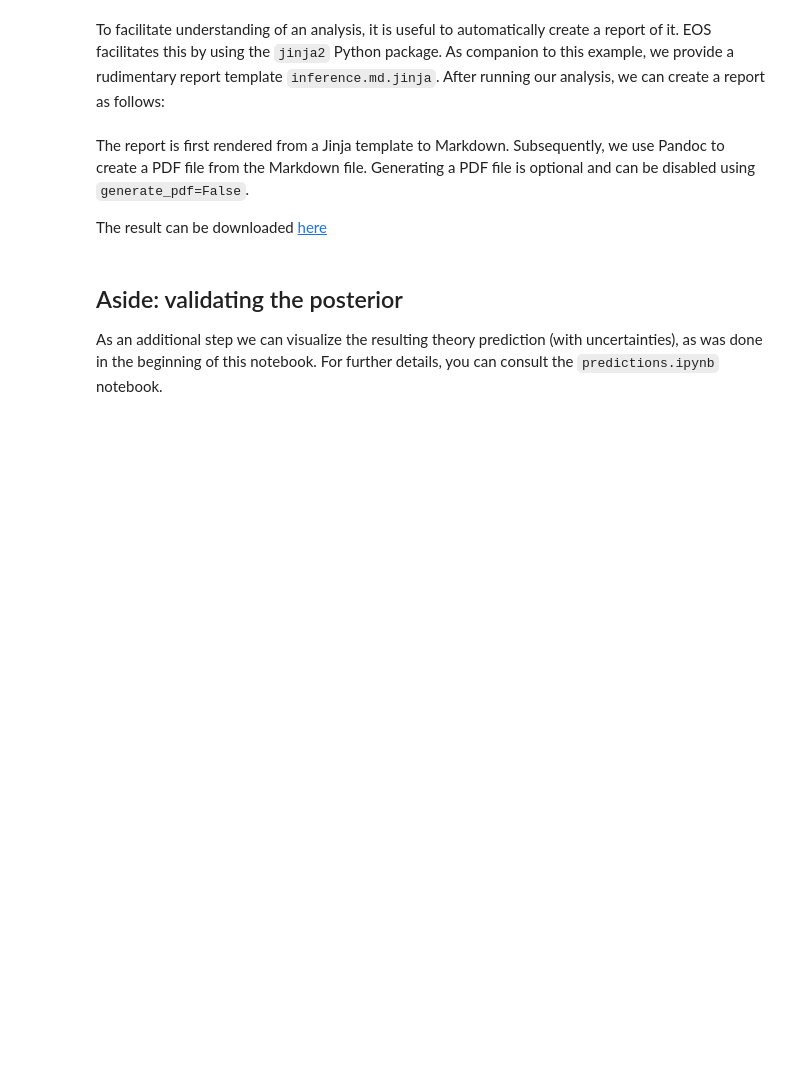
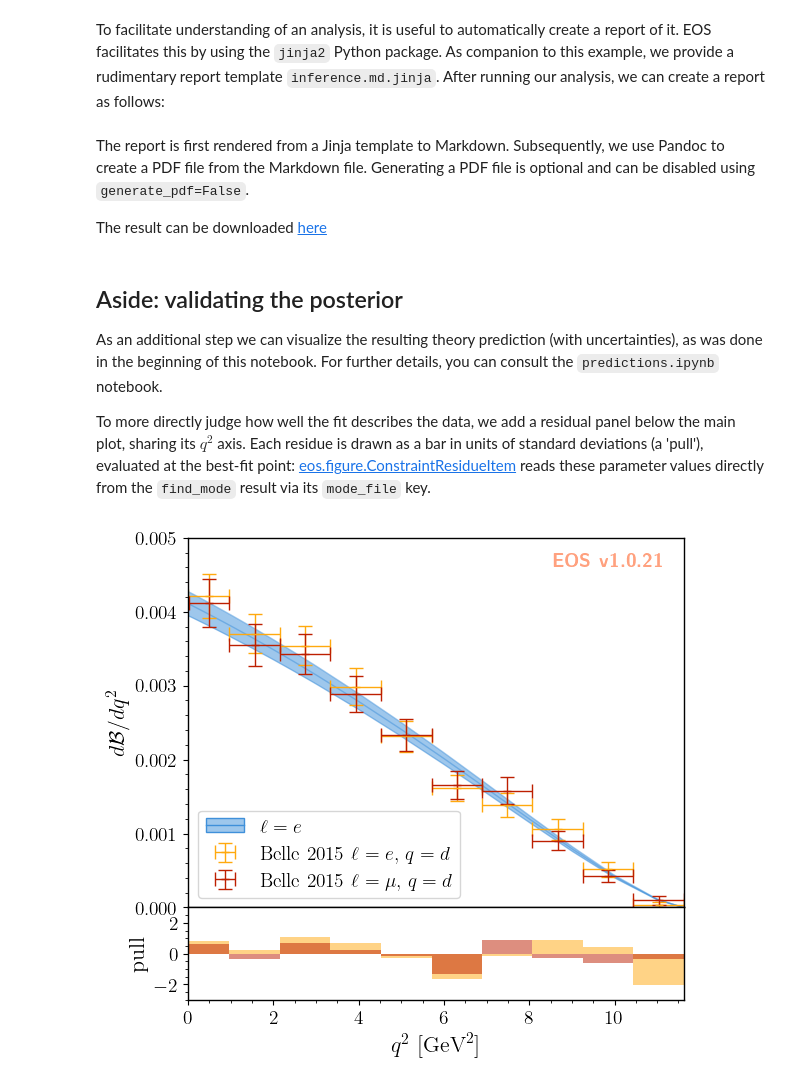
Before and after one commit to eos/eos, a Jupyter notebook: examples/inference.ipynb, the cells around one changed output. Cells and saved outputs as stored; diff of their text form; code cells hidden in the pictures; blank space fills up the shorter version.

Commit message:
[examples] Add a residual/pull panel to the inference example notebook

```diff
--- a/examples/inference.ipynb
+++ b/examples/inference.ipynb
@@ -153,25 +153,46 @@ The result can be downloaded [here](./inference.pdf)
 ## Aside: validating the posterior
 
 As an additional step we can visualize the resulting theory prediction (with uncertainties), as was done in the beginning of this notebook. For further details, you can consult the ``predictions.ipynb`` notebook.
+
+To more directly judge how well the fit describes the data, we add a residual panel below the main plot, sharing its $q^2$ axis. Each residue is drawn as a bar in units of standard deviations (a 'pull'), evaluated at the best-fit point: [eos.figure.ConstraintResidueItem](../reference/python.rst#eos.figure.ConstraintResidueItem) reads these parameter values directly from the `find_mode` result via its `mode_file` key.
 # %%
 eos.predict_observables('inference.yaml','CKM','B-to-D-e-nu', base_directory=EOS_BASE_DIRECTORY)
 # %%
 figure_args = """
-plot:
-  xaxis: { label: '$q^2$', unit: '$\\textnormal{GeV}^2$', range: [0.0, 11.63] }
-  yaxis: { label: '$d\\mathcal{B}/dq^2$',                 range: [0.0,  5e-3] }
-  legend: { position: 'lower left' }
-  items:
-    - { type: 'uncertainty', label: '$\\ell=e$',
-        variable: 'q2', range: [3.0e-7, 11.63],
-        datafile: './inference-base/data/CKM/pred-B-to-D-e-nu',
-      }
-    - { type: 'constraint', 'constraints': 'B^0->D^+e^-nu::BRs@Belle:2015A',  observable: 'B->Dlnu::BR', label: 'Belle 2015 $\\ell=e,\\, q=d$',
-        variable: 'q2', rescale_by_width: true
-      }
-    - { type: 'constraint', 'constraints': 'B^0->D^+mu^-nu::BRs@Belle:2015A', observable: 'B->Dlnu::BR', label: 'Belle 2015 $\\ell=\\mu,\\, q=d$',
-        variable: 'q2', rescale_by_width: true
-      }
+type: 'grid'
+shape: [2, 1]
+size: [6.4, 6.0]
+height_ratios: [4, 1]
+padding: [0, 0]
+tight_layout: false
+shared_axes: 'x'
+watermark_plot: 0
+plots:
+  - xaxis: { range: [0.0, 11.63], ticks: { visible: false } }
+    yaxis: { label: '$d\\mathcal{B}/dq^2$',                 range: [0.0,  5e-3] }
+    legend: { position: 'lower left' }
+    items:
+      - { type: 'uncertainty', label: '$\\ell=e$',
+          variable: 'q2', range: [3.0e-7, 11.63],
+          datafile: './inference-base/data/CKM/pred-B-to-D-e-nu',
+        }
+      - { type: 'constraint', 'constraints': 'B^0->D^+e^-nu::BRs@Belle:2015A',  observable: 'B->Dlnu::BR', label: 'Belle 2015 $\\ell=e,\\, q=d$',
+          variable: 'q2', rescale_by_width: true, color: 'eos:C1'
+        }
+      - { type: 'constraint', 'constraints': 'B^0->D^+mu^-nu::BRs@Belle:2015A', observable: 'B->Dlnu::BR', label: 'Belle 2015 $\\ell=\\mu,\\, q=d$',
+          variable: 'q2', rescale_by_width: true, color: 'eos:C2'
+        }
+  - xaxis: { label: '$q^2$', unit: '$\\textnormal{GeV}^2$', range: [0.0, 11.63] }
+    yaxis: { label: 'pull', range: [-3, 3], ticks: { locations: [-2, 0, 2] } }
+    items:
+      - { type: 'constraint-residue', 'constraints': 'B^0->D^+e^-nu::BRs@Belle:2015A',  observable: 'B->Dlnu::BR',
+          variable: 'q2', rescale_by_width: true, style: 'pull', mode_file: './inference-base/data/CKM/mode-default', color: 'eos:C1'
+        }
+      - { type: 'constraint-residue', 'constraints': 'B^0->D^+mu^-nu::BRs@Belle:2015A', observable: 'B->Dlnu::BR',
+          variable: 'q2', rescale_by_width: true, style: 'pull', mode_file: './inference-base/data/CKM/mode-default', color: 'eos:C2'
+        }
 """
 figure = eos.figure.FigureFactory.from_yaml(figure_args)
 figure.draw()
+# %% [output]
+[figure, added]
```
